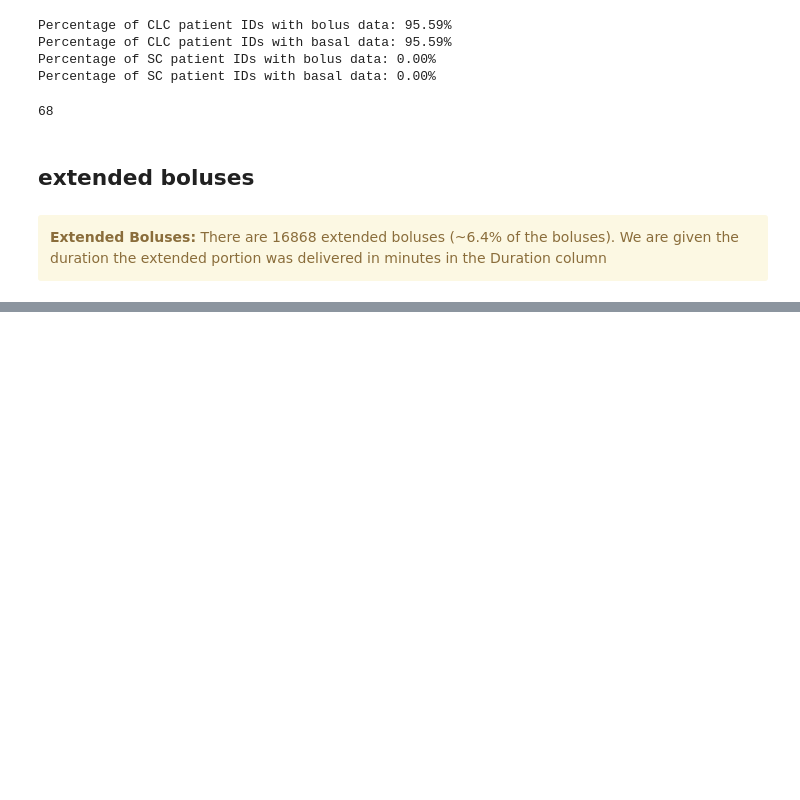
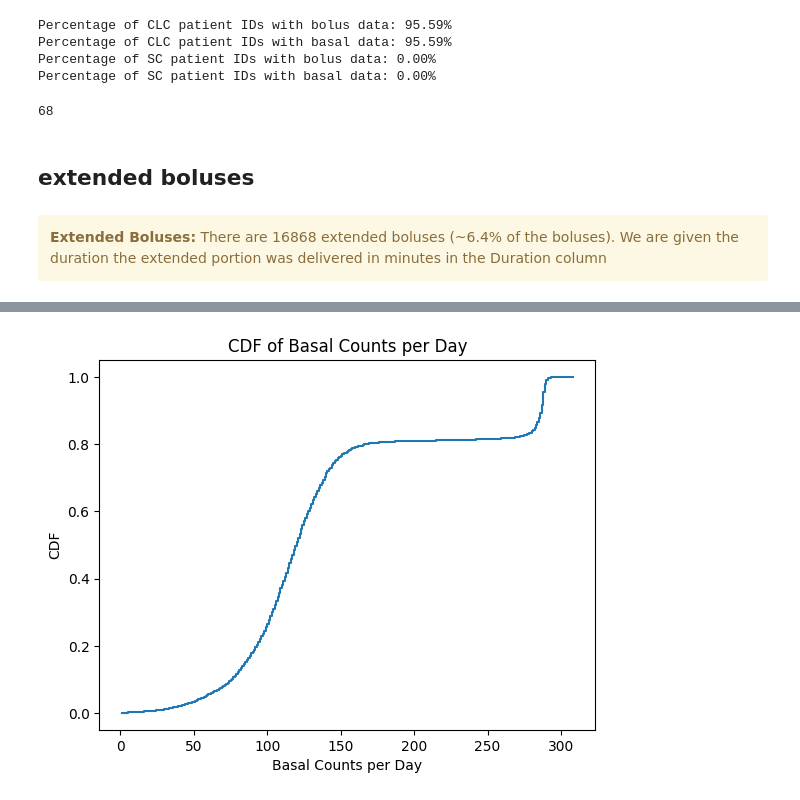
Before and after one commit to nudgebg/egvinsulin, a Jupyter notebook: notebooks/understand-pedap-dataset.ipynb, the cells around one changed output, grey strips where cells are left out. Cells and saved outputs as stored; diff of their text form; code cells hidden in the pictures; blank space fills up the shorter version.

```diff
--- a/notebooks/understand-pedap-dataset.ipynb
+++ b/notebooks/understand-pedap-dataset.ipynb
@@ -341,0 +381,9 @@ unique patient ids:  65
+# %%
+basal_counts_per_day = df_basal.groupby(['PtID','day']).BasalRate.count()
+basal_cdf = basal_counts_per_day.value_counts().sort_index().cumsum() / len(basal_counts_per_day)
+basal_cdf.plot(drawstyle='steps-post', title='CDF of Basal Counts per Day')
+plt.xlabel('Basal Counts per Day')
+plt.ylabel('CDF')
+plt.show()
+# %% [output]
+[figure, added]
```
Also changed, not shown: parts of 18 cells of this notebook, 4 other files.
